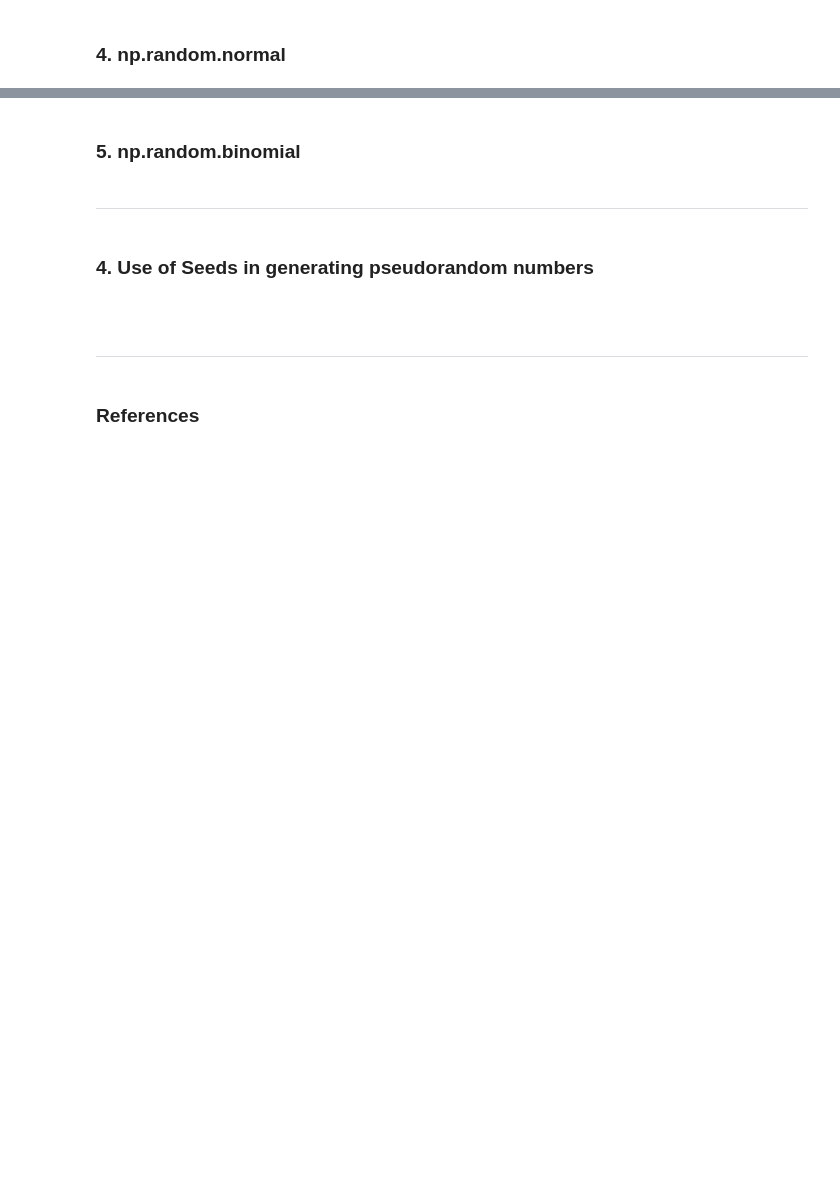
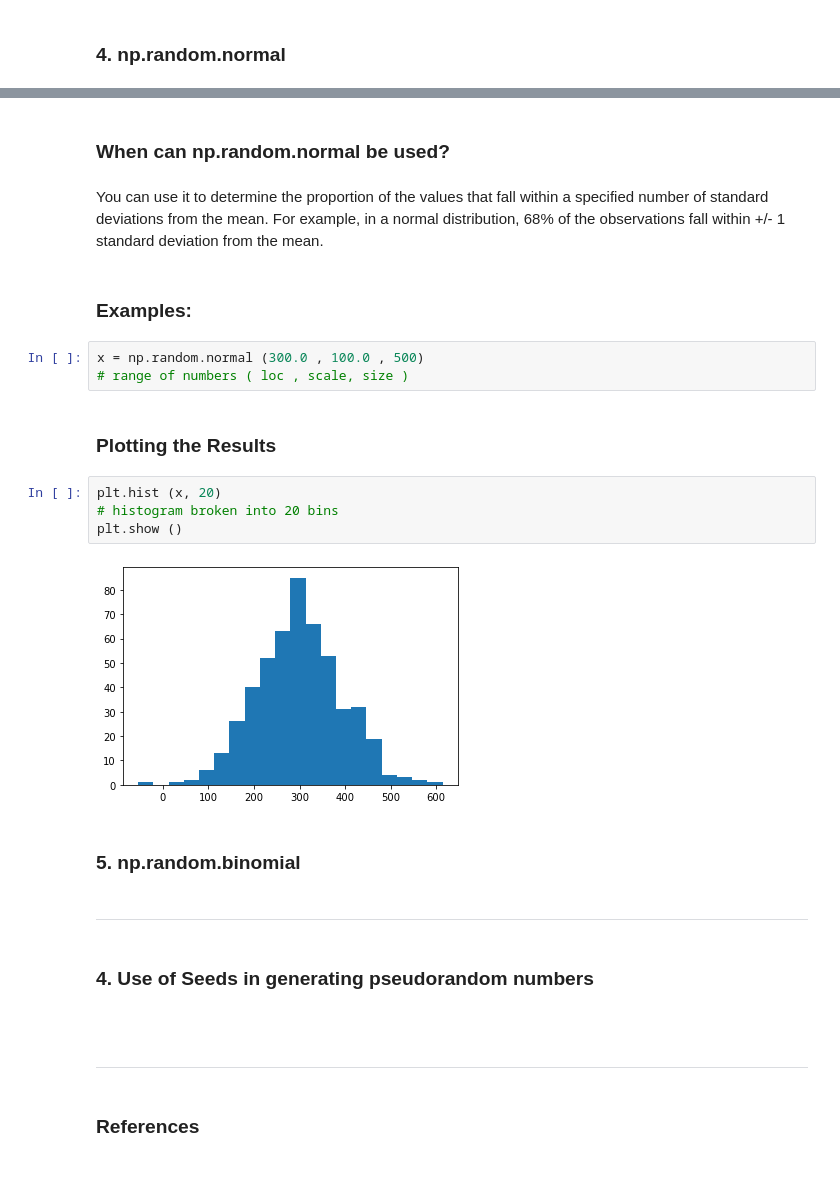
Before and after one commit to Fiona-600/Programming-for-Data-Analytics-2020-Assignment, a Jupyter notebook: Assignment-2020.ipynb, the cells around one changed output, grey strips where cells are left out. Saved outputs shown, nothing was run; the diff lists cells and outputs as text; blank space fills up the shorter version.

```diff
--- a/Assignment-2020.ipynb
+++ b/Assignment-2020.ipynb
@@ -291,3 +292,20 @@ plt.show()
+# %% [markdown]
+### When can np.random.normal be used?
+# %% [markdown]
+You can use it to determine the proportion of the values that fall within a specified number of standard deviations from the mean. For example, in a normal distribution, 68% of the observations fall within +/- 1 standard deviation from the mean.
+# %% [markdown]
+### Examples:
+# %%
+x = np.random.normal (300.0 , 100.0 , 500)
+# range of numbers ( loc , scale, size )
+# %% [markdown]
+### Plotting the Results
+# %%
+plt.hist (x, 20)
+# histogram broken into 20 bins
+plt.show ()
+# %% [output]
+[figure, added]
 # %% [markdown]
 ### 5. np.random.binomial
 # %% [markdown]
```
Also changed, not shown: parts of 17 cells of this notebook.
